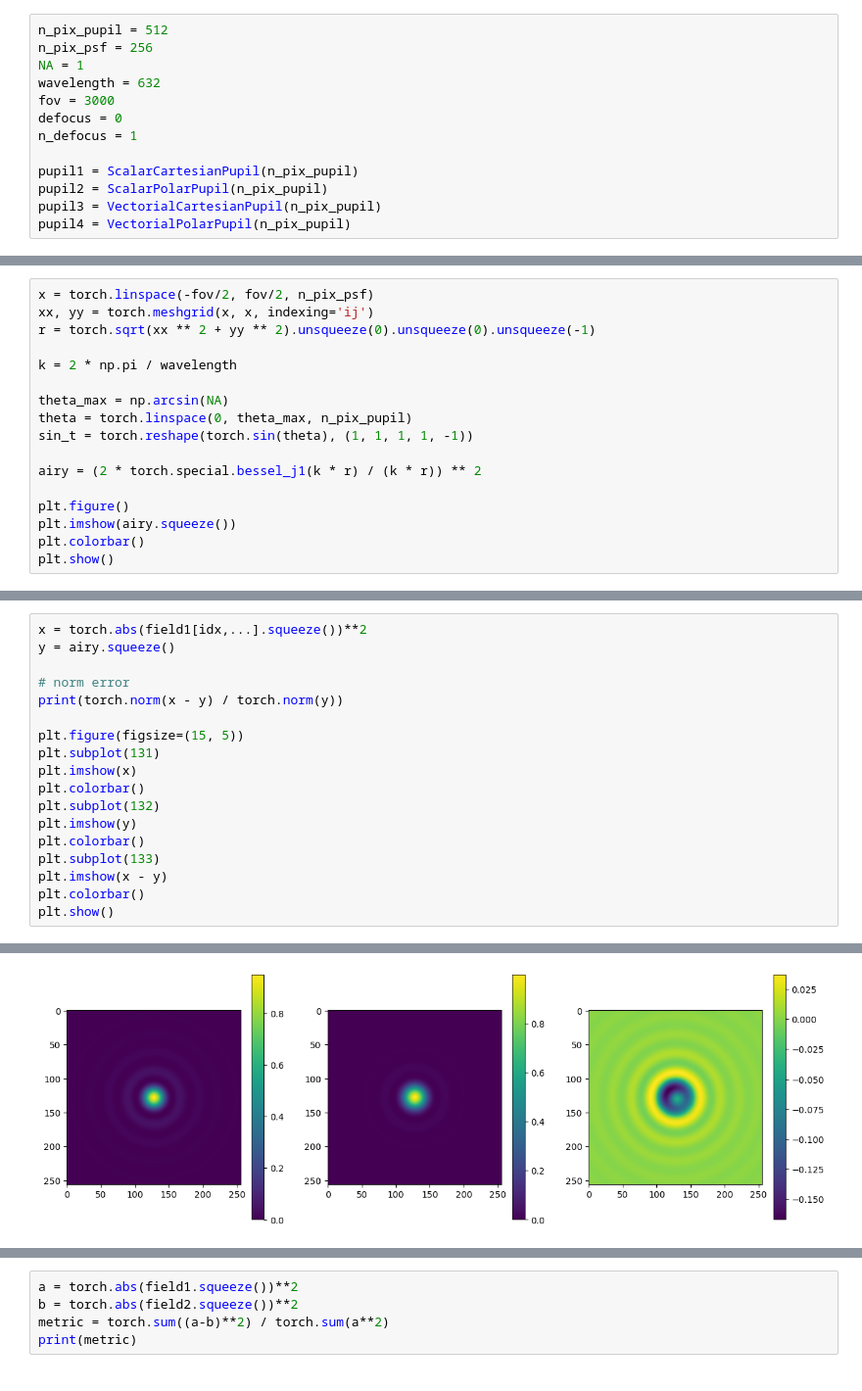
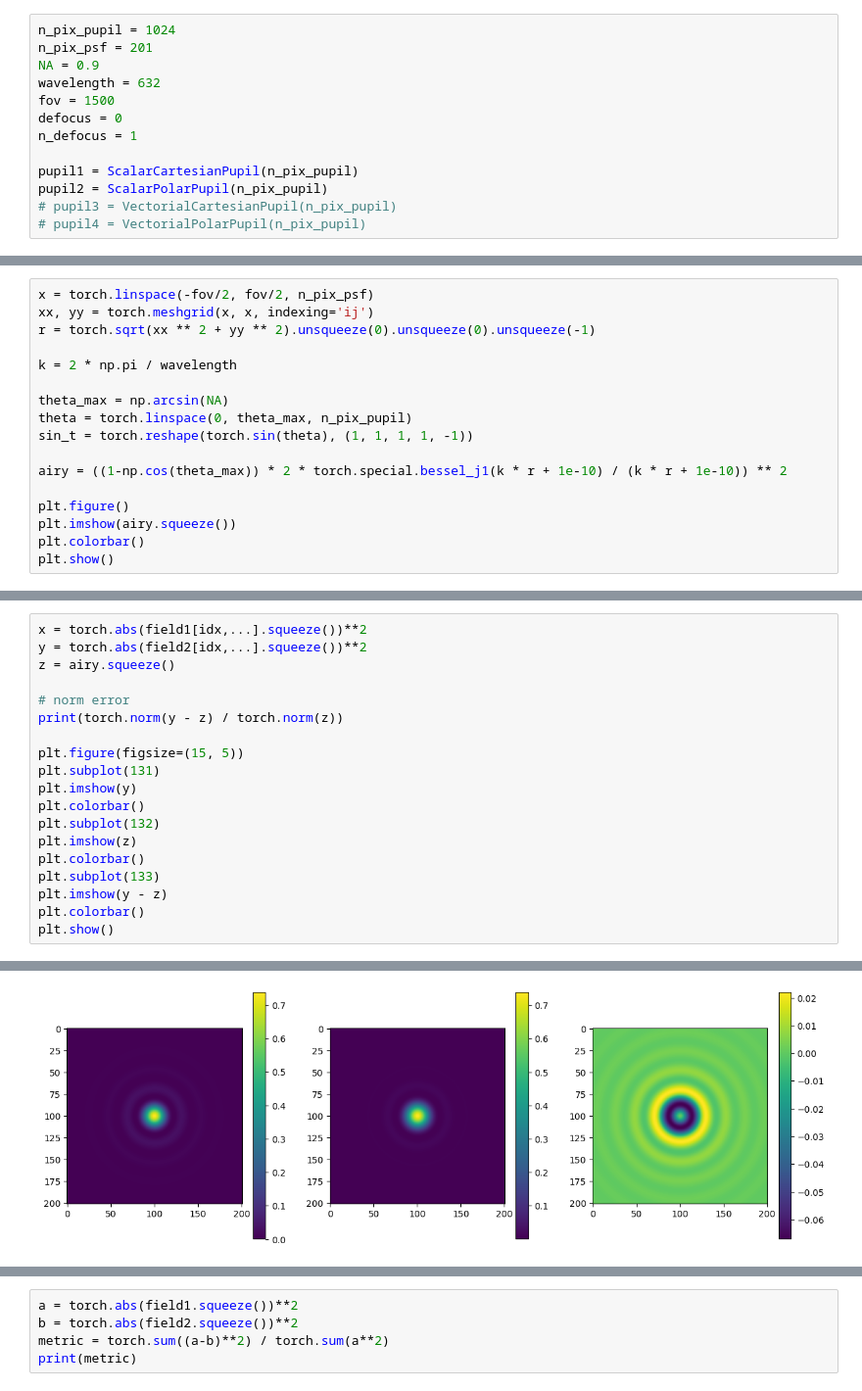
Before and after one commit to Biomedical-Imaging-Group/psf_generator, a Jupyter notebook: demos/240610psf_tests.ipynb, the cells around one changed output, grey strips where cells are left out. Shown at 98% size. Drawn from its saved outputs; the diff is of its cells as text.

```diff
--- a/demos/240610psf_tests.ipynb
+++ b/demos/240610psf_tests.ipynb
@@ -16,16 +19,16 @@ from propagator import ScalarCartesianPropagator, ScalarPolarPropagator
 # %%
-n_pix_pupil = 512
-n_pix_psf = 256
-NA = 1
+n_pix_pupil = 1024
+n_pix_psf = 201
+NA = 0.9
 wavelength = 632
-fov = 3000
+fov = 1500
 defocus = 0
 n_defocus = 1
 
 pupil1 = ScalarCartesianPupil(n_pix_pupil)
 pupil2 = ScalarPolarPupil(n_pix_pupil)
-pupil3 = VectorialCartesianPupil(n_pix_pupil)
-pupil4 = VectorialPolarPupil(n_pix_pupil)
+# pupil3 = VectorialCartesianPupil(n_pix_pupil)
+# pupil4 = VectorialPolarPupil(n_pix_pupil)
 # %%
 propagator1 = ScalarCartesianPropagator(pupil1, n_pix_psf=n_pix_psf, wavelength=wavelength, NA=NA, fov=fov,
                                         defocus_min=0, defocus_max=defocus, n_defocus=n_defocus)
@@ -77,7 +119,7 @@ theta_max = np.arcsin(NA)
 theta = torch.linspace(0, theta_max, n_pix_pupil)
 sin_t = torch.reshape(torch.sin(theta), (1, 1, 1, 1, -1))
 
-airy = (2 * torch.special.bessel_j1(k * r) / (k * r)) ** 2
+airy = ((1-np.cos(theta_max)) * 2 * torch.special.bessel_j1(k * r + 1e-10) / (k * r + 1e-10)) ** 2
 
 plt.figure()
 plt.imshow(airy.squeeze())
@@ -88,19 +130,20 @@ plt.show()
 # %%
 x = torch.abs(field1[idx,...].squeeze())**2
-y = airy.squeeze()
+y = torch.abs(field2[idx,...].squeeze())**2
+z = airy.squeeze()
 
 # norm error
-print(torch.norm(x - y) / torch.norm(y))
+print(torch.norm(y - z) / torch.norm(z))
 
 plt.figure(figsize=(15, 5))
 plt.subplot(131)
-plt.imshow(x)
+plt.imshow(y)
 plt.colorbar()
 plt.subplot(132)
-plt.imshow(y)
+plt.imshow(z)
 plt.colorbar()
 plt.subplot(133)
-plt.imshow(x - y)
+plt.imshow(y - z)
 plt.colorbar()
 plt.show()
 # %% [output]
@@ -108 +151 @@ tensor(0.2517)
-[figure, old version]
+[figure, new version]
```
Also changed, not shown: parts of 9 cells of this notebook, 4 other files.
